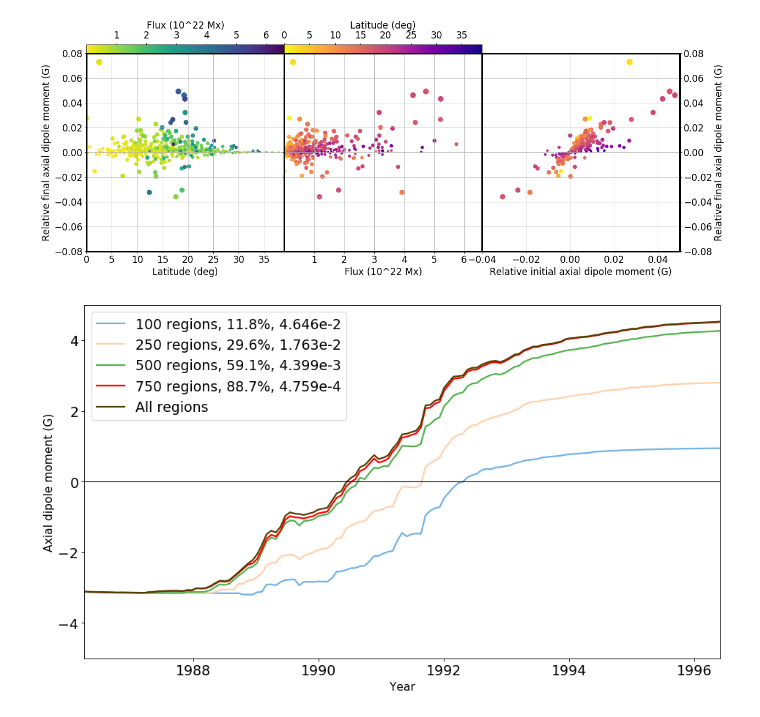
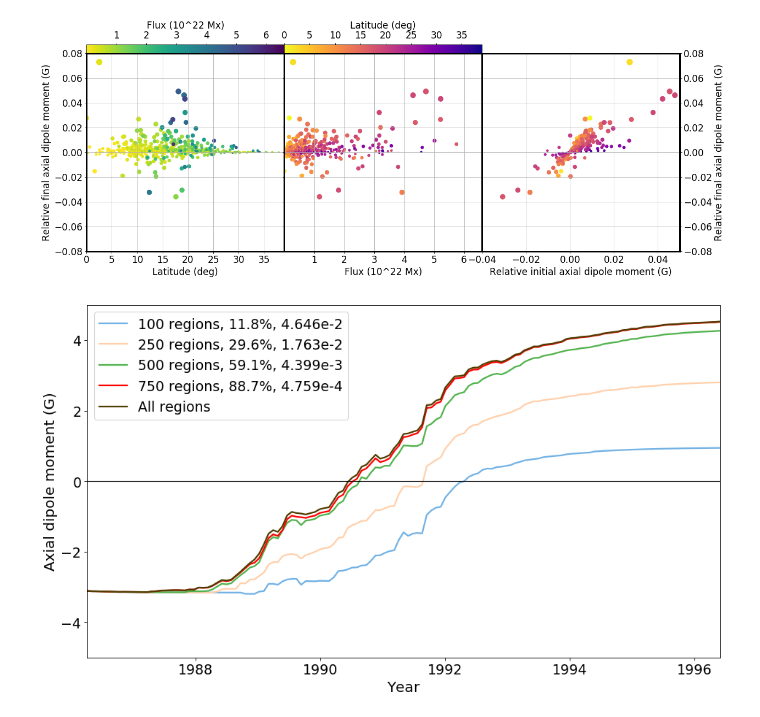
Before and after one commit to twhitbread/python-scatter, a Jupyter notebook: pythonscatter_c22.ipynb, the cells around one changed output. Saved outputs shown, nothing was run; the diff lists cells and outputs as text; code cells hidden in the pictures.

```diff
--- a/pythonscatter_c22.ipynb
+++ b/pythonscatter_c22.ipynb
@@ -232,29 +233,29 @@ ax3.spines['left'].set_linewidth(3)
 # %%
 brown = (80/255,60/255,0)
 green = (81/255,178/255,76/255)
 blue = (114/255,178/255,229/255)
 purple = (111/255,40/255,124/255)
 peach = (1,208/255,171/255)
 
 timeyear = (np.arange(1,138)*27.27+68)/365.25+1986
 
 axdipole_100 = np.fromfile('axdipole_100_c22.dat',dtype=np.float32)
 axdipole_250 = np.fromfile('axdipole_250_c22.dat',dtype=np.float32)
 axdipole_500 = np.fromfile('axdipole_500_c22.dat',dtype=np.float32)
 axdipole_750 = np.fromfile('axdipole_750_c22.dat',dtype=np.float32)
 
 fig2 = plt.figure(figsize=(14,8), dpi= 80, facecolor='w', edgecolor='k')
 plt.plot(timeyear,axdipole_100,color=blue,lw=2,label='100 regions, 11.8%, 4.646e-2')
 plt.plot(timeyear,axdipole_250,color=peach,lw=2,label='250 regions, 29.6%, 1.763e-2')
 plt.plot(timeyear,axdipole_500,color=green,lw=2,label='500 regions, 59.1%, 4.399e-3')
 plt.plot(timeyear,axdipole_750,'red',lw=2,label='750 regions, 88.7%, 4.759e-4')
 plt.plot(timeyear,axdipole2,color=brown,lw=2,label='All regions')
 plt.plot((timeyear[0],timeyear[136]), (0, 0), 'k-',lw=1)
 plt.xlim(timeyear[0],timeyear[136])
 plt.ylim(-5,5)
-plt.xlabel('Year',fontsize=14)
-plt.ylabel('Axial dipole moment (G)',fontsize=14)
+plt.xlabel('Year',fontsize=18)
+plt.ylabel('Axial dipole moment (G)',fontsize=18)
 plt.legend()
 plt.show()
 # %% [output]
-[figure, old version]
+[figure, new version]
```
Also changed, not shown: parts of 2 cells of this notebook, 4 other files.
